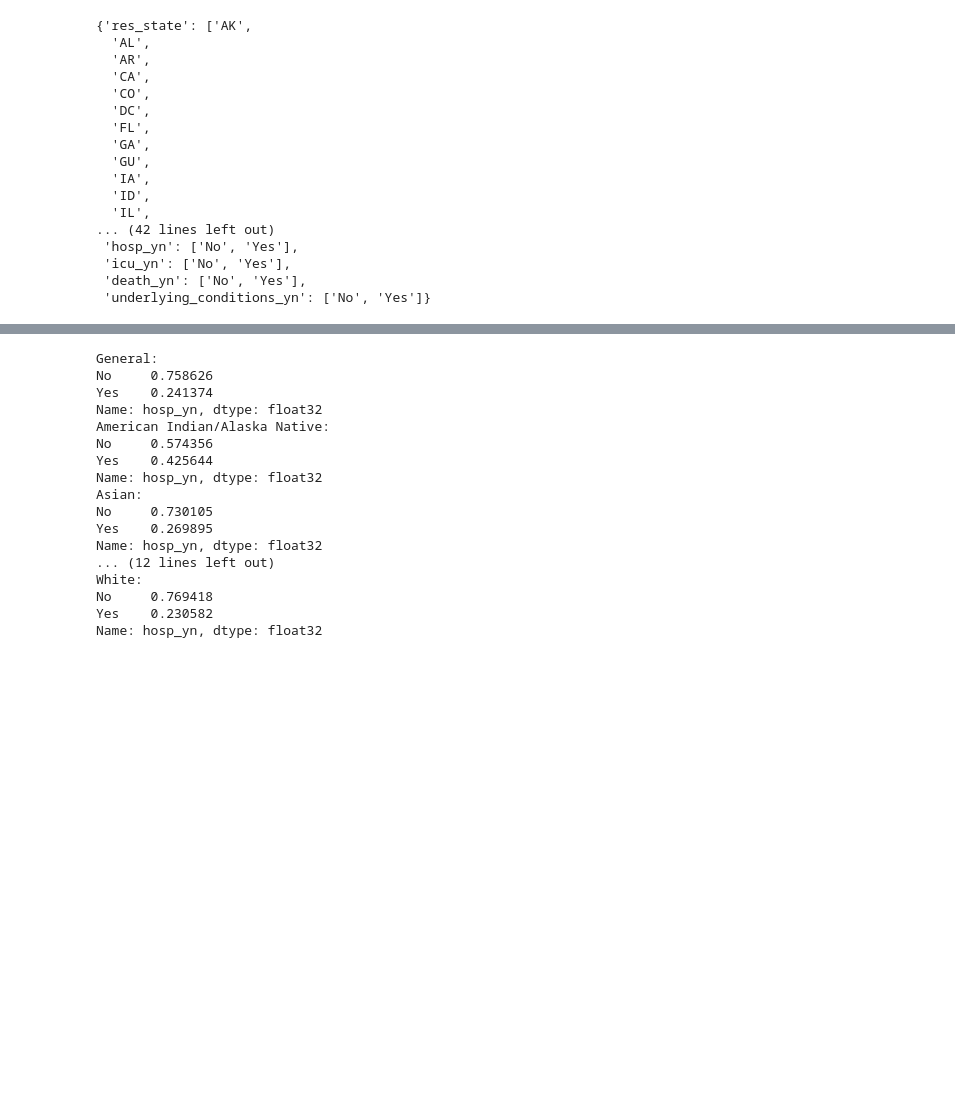
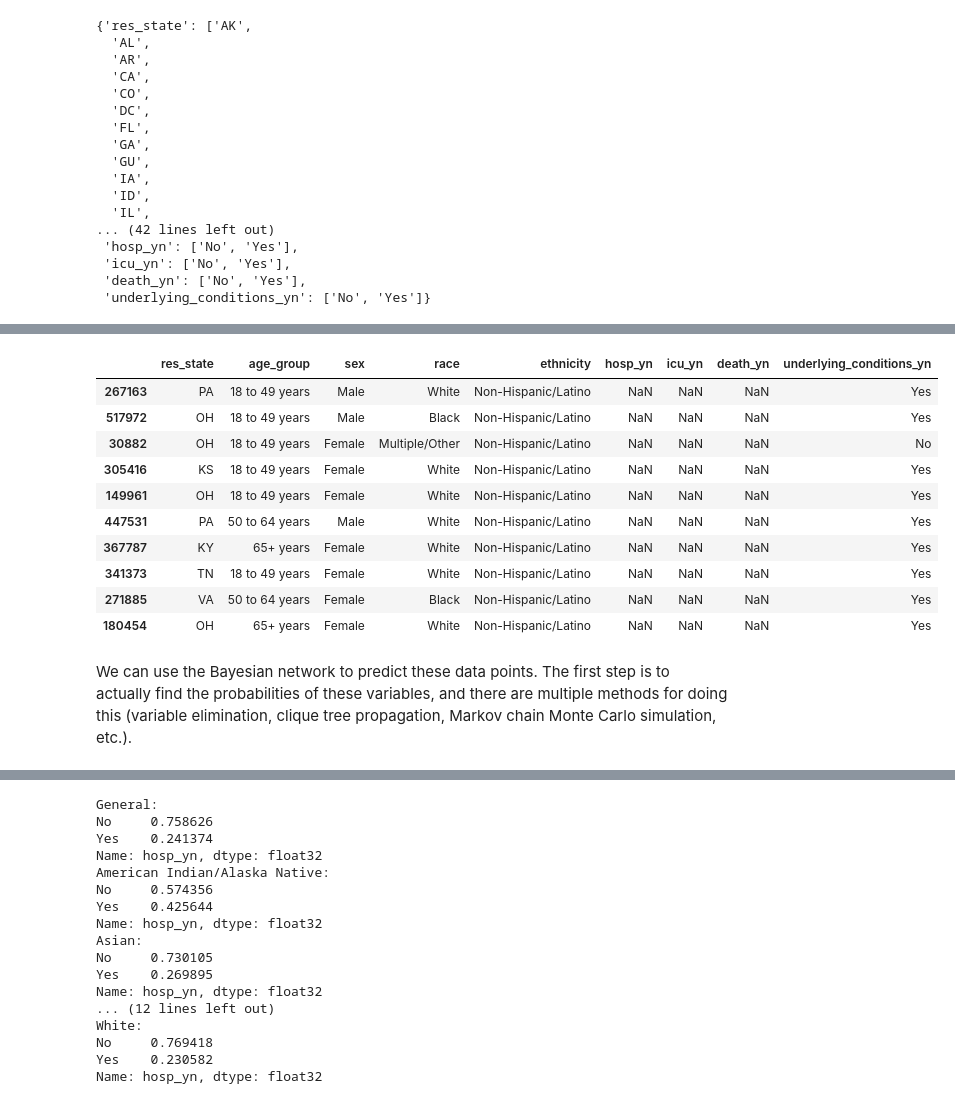
Before and after one commit to ivanpost24/bayesian_networks, a Jupyter notebook: notebooks/main.ipynb, the cells around one changed output, grey strips where cells are left out. Saved outputs shown, nothing was run; the diff lists cells and outputs as text; code cells hidden in the pictures; blank space fills up the shorter version.

```diff
--- a/notebooks/main.ipynb
+++ b/notebooks/main.ipynb
@@ -131,0 +183,18 @@ BayesianNetwork(
+# %%
+patients = df.sample(n=10, random_state=1)
+patients[['hosp_yn', 'icu_yn', 'death_yn']] = np.nan
+patients
+# %% [output]
+|  | res_state | age_group | sex | race | ethnicity | hosp_yn | icu_yn | death_yn | underlying_conditions_yn |
+| 267163 | PA | 18 to 49 years | Male | White | Non-Hispanic/Latino | NaN | NaN | NaN | Yes |
+| 517972 | OH | 18 to 49 years | Male | Black | Non-Hispanic/Latino | NaN | NaN | NaN | Yes |
+| 30882 | OH | 18 to 49 years | Female | Multiple/Other | Non-Hispanic/Latino | NaN | NaN | NaN | No |
+| 305416 | KS | 18 to 49 years | Female | White | Non-Hispanic/Latino | NaN | NaN | NaN | Yes |
+| 149961 | OH | 18 to 49 years | Female | White | Non-Hispanic/Latino | NaN | NaN | NaN | Yes |
+| 447531 | PA | 50 to 64 years | Male | White | Non-Hispanic/Latino | NaN | NaN | NaN | Yes |
+| 367787 | KY | 65+ years | Female | White | Non-Hispanic/Latino | NaN | NaN | NaN | Yes |
+| 341373 | TN | 18 to 49 years | Female | White | Non-Hispanic/Latino | NaN | NaN | NaN | Yes |
+| 271885 | VA | 50 to 64 years | Female | Black | Non-Hispanic/Latino | NaN | NaN | NaN | Yes |
+| 180454 | OH | 65+ years | Female | White | Non-Hispanic/Latino | NaN | NaN | NaN | Yes |
+# %% [markdown]
+We can use the Bayesian network to predict these data points. The first step is to actually find the probabilities of these variables, and there are multiple methods for doing this (variable elimination, clique tree propagation, Markov chain Monte Carlo simulation, etc.).
```
Also changed, not shown: parts of 32 cells of this notebook.
